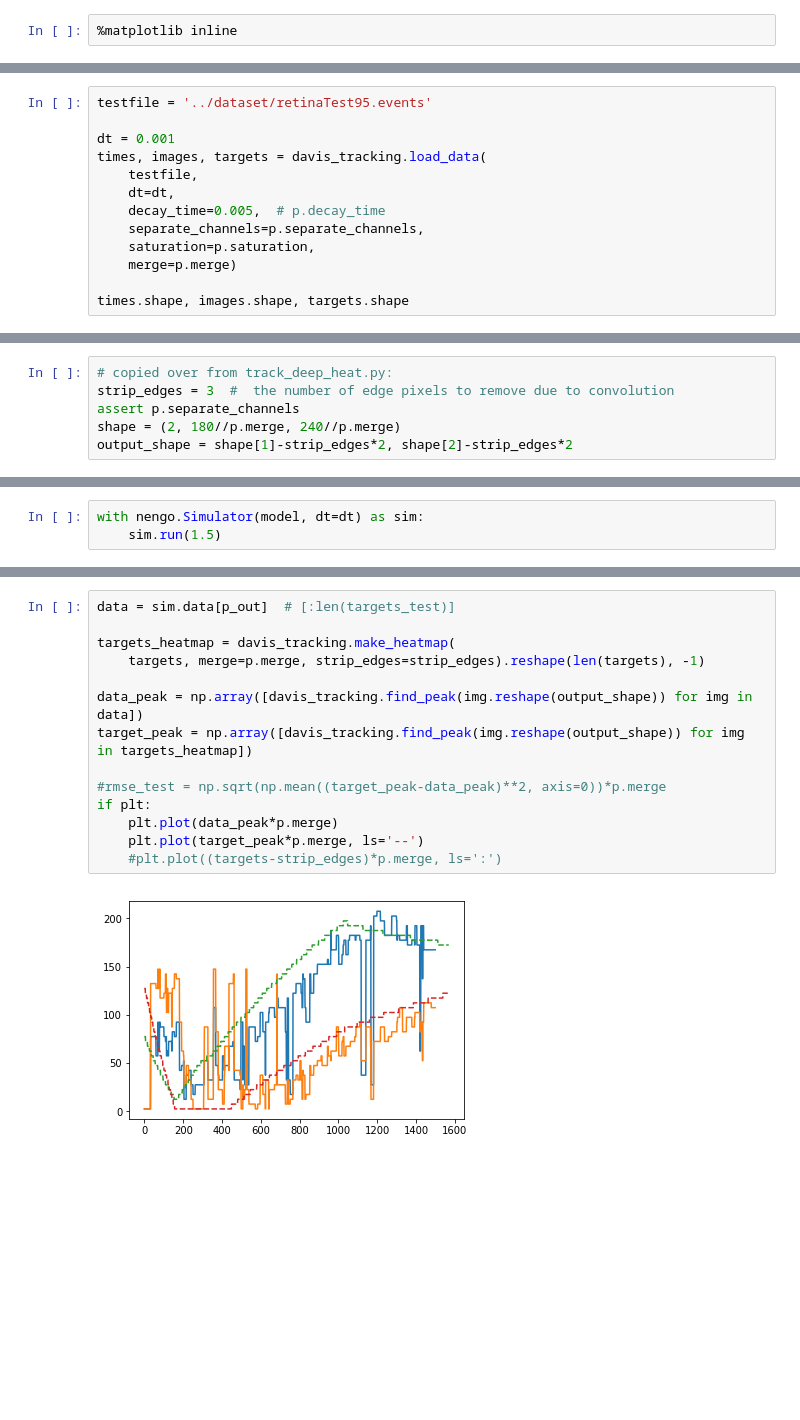
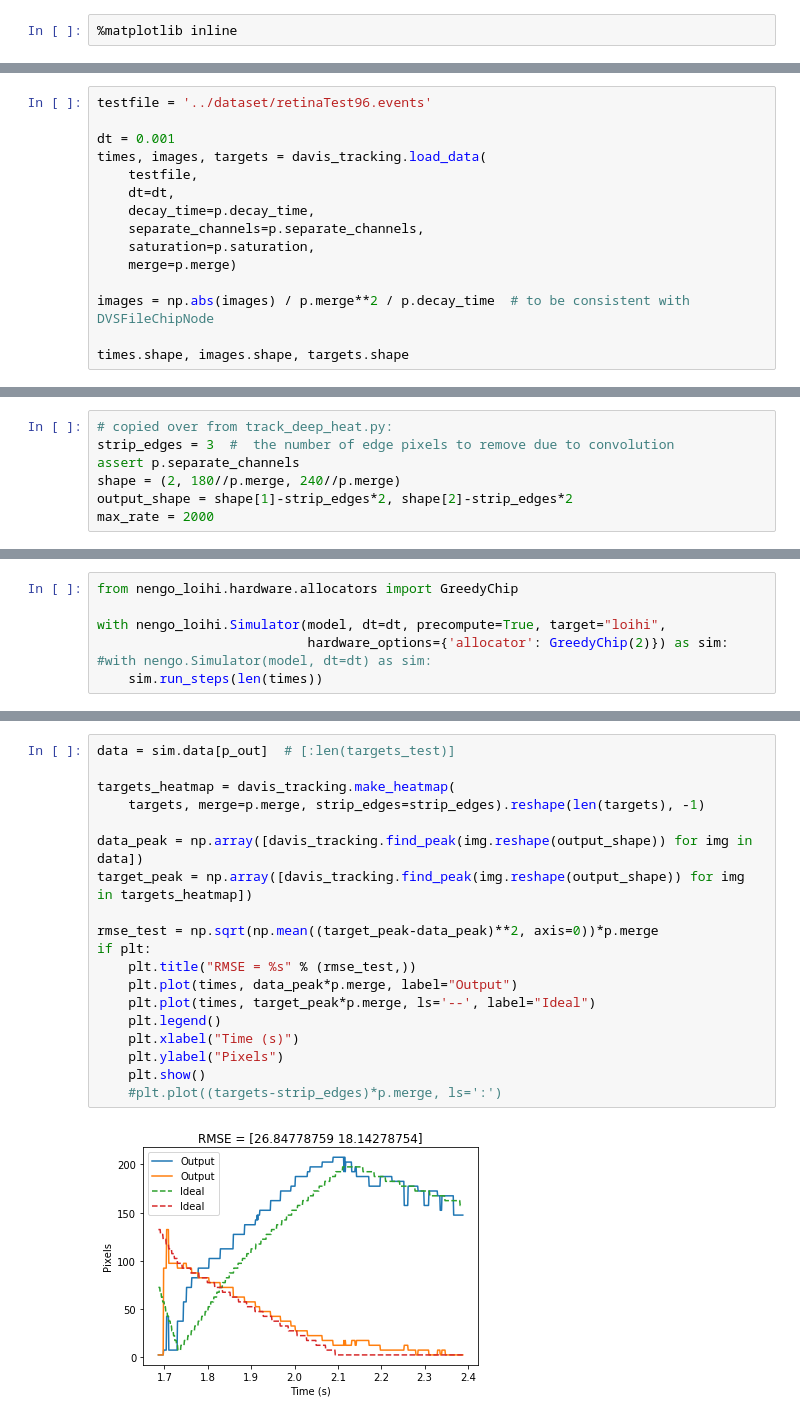
Before and after one commit to tcstewar/davis_tracking, a Jupyter notebook: experiments/nengo_spiking.ipynb, the cells around one changed output, grey strips where cells are left out. Saved outputs shown, nothing was run; the diff lists cells and outputs as text; blank space fills up the shorter version.

```diff
--- a/experiments/nengo_spiking.ipynb
+++ b/experiments/nengo_spiking.ipynb
@@ -30,16 +36,18 @@ pdict = text("%s.txt" % trained)
 p = namedtuple("Params", pdict.keys())(*pdict.values())
 params = np.load("%s.params.npy" % trained, allow_pickle=True)
 # %%
-testfile = '../dataset/retinaTest95.events'
+testfile = '../dataset/retinaTest96.events'
 
 dt = 0.001
 times, images, targets = davis_tracking.load_data(
     testfile,
     dt=dt,
-    decay_time=0.005,  # p.decay_time
+    decay_time=p.decay_time,
     separate_channels=p.separate_channels,
     saturation=p.saturation,
     merge=p.merge)
 
+images = np.abs(images) / p.merge**2 / p.decay_time  # to be consistent with DVSFileChipNode
+
 times.shape, images.shape, targets.shape
 # %% [output]
@@ -72,3 +80,4 @@ strip_edges = 3  #  the number of edge pixels to remove due to convolution
 assert p.separate_channels
 shape = (2, 180//p.merge, 240//p.merge)
 output_shape = shape[1]-strip_edges*2, shape[2]-strip_edges*2
+max_rate = 2000
@@ -157,3 +181,0 @@ Changed 141 synapses
-# %%
-with nengo.Simulator(model, dt=dt) as sim:
-    sim.run(1.5)
@@ -162,0 +182,7 @@ with nengo.Simulator(model, dt=dt) as sim:
+# %%
+from nengo_loihi.hardware.allocators import GreedyChip
+
+with nengo_loihi.Simulator(model, dt=dt, precompute=True, target="loihi",
+                           hardware_options={'allocator': GreedyChip(2)}) as sim:
+#with nengo.Simulator(model, dt=dt) as sim:
+    sim.run_steps(len(times))
@@ -163,16 +211,21 @@ with nengo.Simulator(model, dt=dt) as sim:
 # %%
 data = sim.data[p_out]  # [:len(targets_test)]
 
 targets_heatmap = davis_tracking.make_heatmap(
     targets, merge=p.merge, strip_edges=strip_edges).reshape(len(targets), -1)
 
 data_peak = np.array([davis_tracking.find_peak(img.reshape(output_shape)) for img in data])
 target_peak = np.array([davis_tracking.find_peak(img.reshape(output_shape)) for img in targets_heatmap])
 
-#rmse_test = np.sqrt(np.mean((target_peak-data_peak)**2, axis=0))*p.merge
+rmse_test = np.sqrt(np.mean((target_peak-data_peak)**2, axis=0))*p.merge
 if plt:
-    plt.plot(data_peak*p.merge)
-    plt.plot(target_peak*p.merge, ls='--')
+    plt.title("RMSE = %s" % (rmse_test,))
+    plt.plot(times, data_peak*p.merge, label="Output")
+    plt.plot(times, target_peak*p.merge, ls='--', label="Ideal")
+    plt.legend()
+    plt.xlabel("Time (s)")
+    plt.ylabel("Pixels")
+    plt.show()
     #plt.plot((targets-strip_edges)*p.merge, ls=':')
 # %% [output]
-[figure, old version]
+[figure, new version]
```
Also changed, not shown: parts of 12 cells of this notebook, 3 other files.
